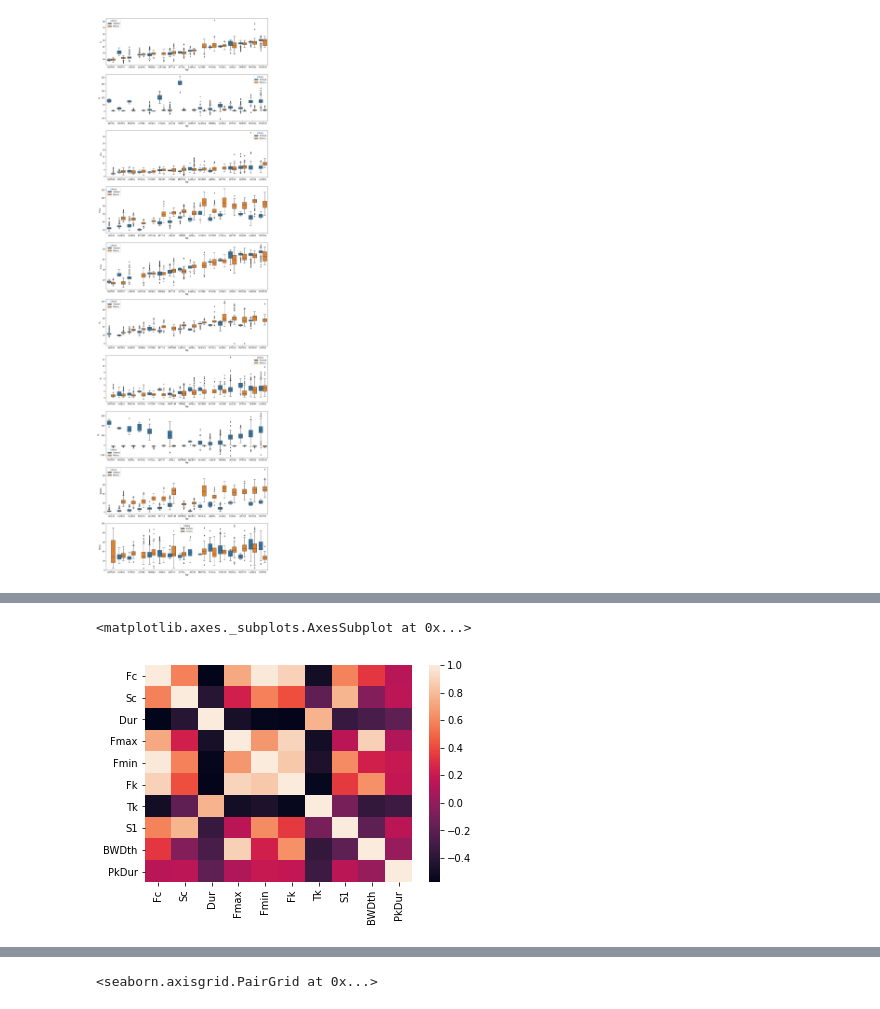
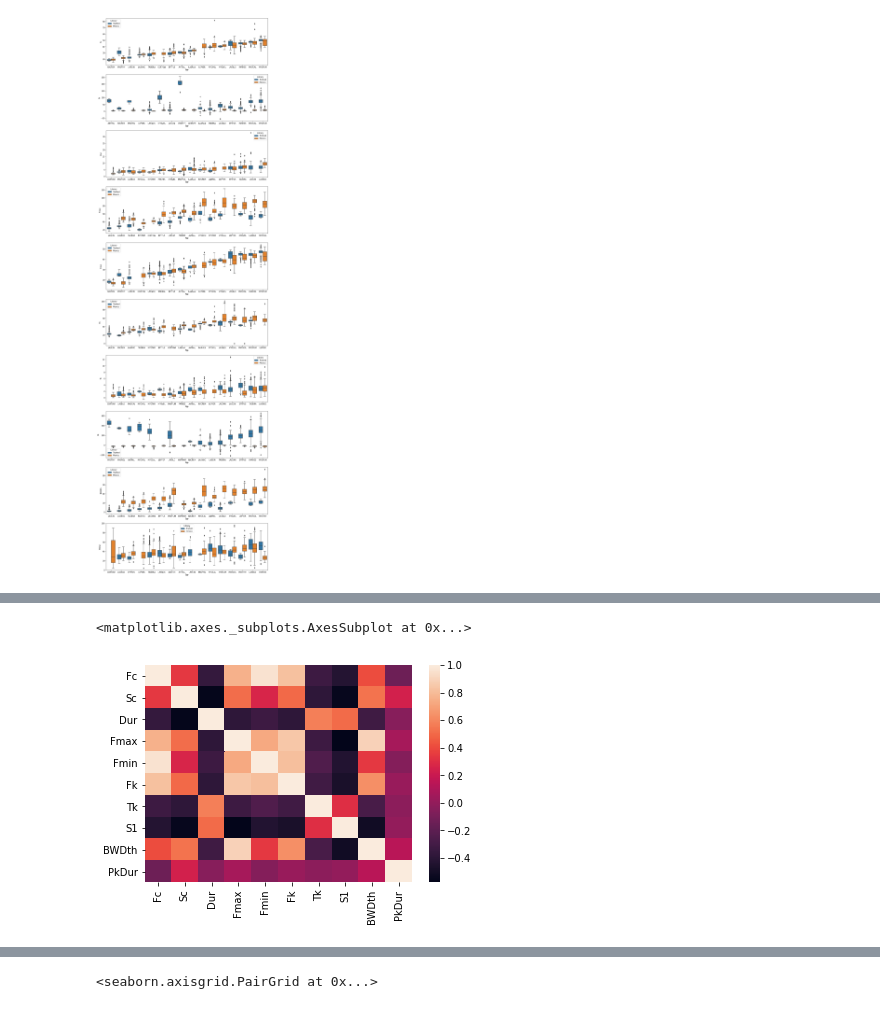
Before and after one commit to haberkornm/Springboard, a Jupyter notebook: Bat_Echolocation_Capstone/Bat_echolocation_EDA.ipynb, the cells around one changed output, grey strips where cells are left out. Cells and saved outputs as stored; diff of their text form; code cells hidden in the pictures.

```diff
--- a/Bat_Echolocation_Capstone/Bat_echolocation_EDA.ipynb
+++ b/Bat_Echolocation_Capstone/Bat_echolocation_EDA.ipynb
@@ -851,6 +1255,6 @@ plt.ylim(0, 100)
 # %%
-sns.heatmap(df1.corr())
+sns.heatmap(mx_lib.corr())
 # %% [output]
 <matplotlib.axes._subplots.AxesSubplot at 0x...>
-[figure, old version]
+[figure, new version]
 # %%
```
Also changed, not shown: parts of 52 cells of this notebook.
